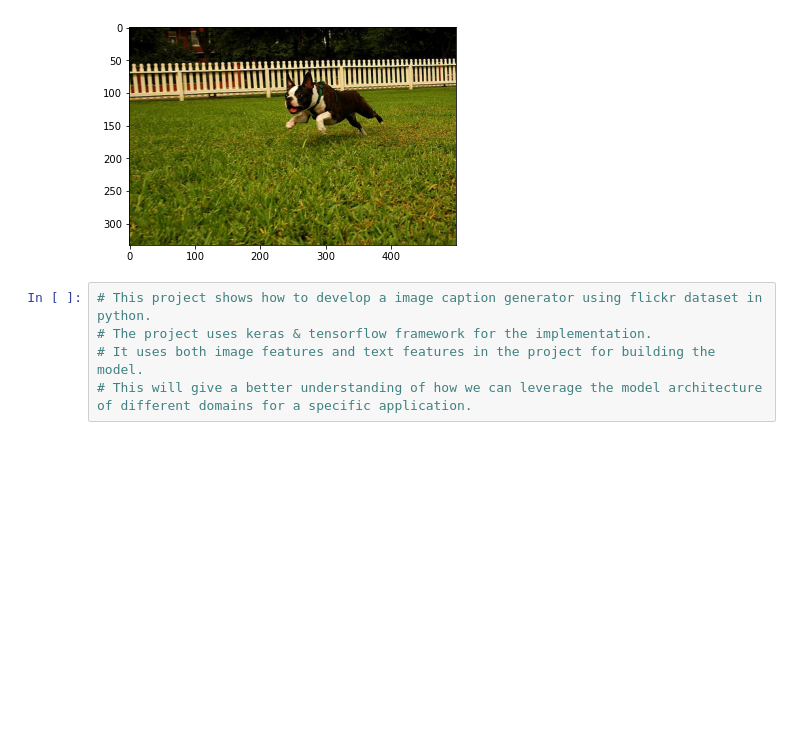
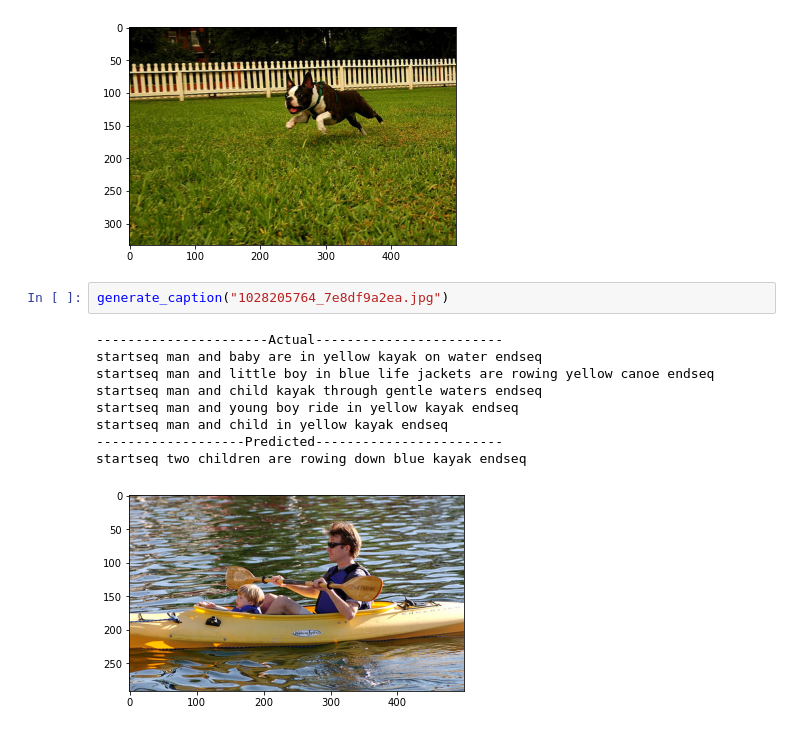
Before and after one commit to ApekshaShetti/Image-Captioning, a Jupyter notebook: main.ipynb, the cells around one changed output. Cells and saved outputs as stored; diff of their text form; blank space fills up the shorter version.

Commit message:
Image-Captioning

```diff
--- a/main.ipynb
+++ b/main.ipynb
@@ -369,7 +373,14 @@ startseq dog runs on the green grass near wooden fence endseq
 startseq boston terrier is jumping over an obstacle endseq
 [figure]
 # %%
-# This project shows how to develop a image caption generator using flickr dataset in python.
-# The project uses keras & tensorflow framework for the implementation.
-# It uses both image features and text features in the project for building the model.
-# This will give a better understanding of how we can leverage the model architecture of different domains for a specific application.
+generate_caption("1028205764_7e8df9a2ea.jpg")
+# %% [output]
+----------------------Actual------------------------
+startseq man and baby are in yellow kayak on water endseq
+startseq man and little boy in blue life jackets are rowing yellow canoe endseq
+startseq man and child kayak through gentle waters endseq
+startseq man and young boy ride in yellow kayak endseq
+startseq man and child in yellow kayak endseq
+-------------------Predicted------------------------
+startseq two children are rowing down blue kayak endseq
+[figure, added]
```
Also changed, not shown: parts of 4 cells of this notebook.
